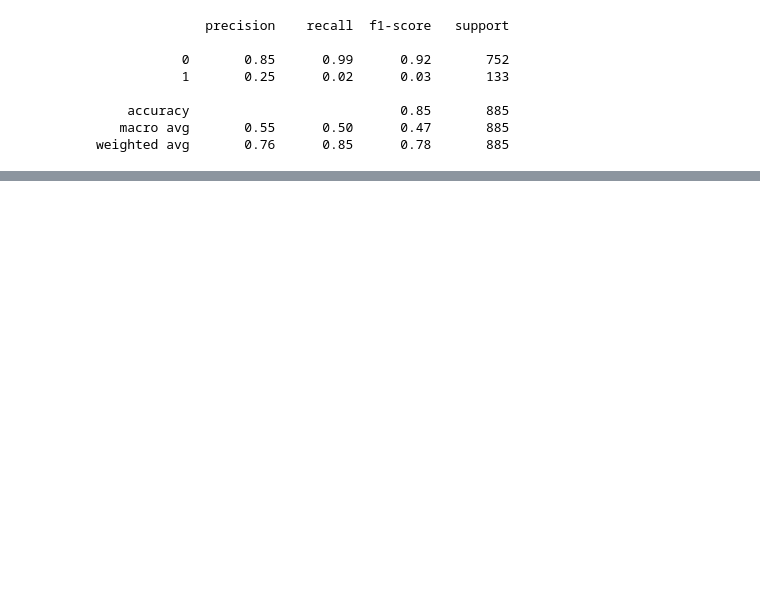
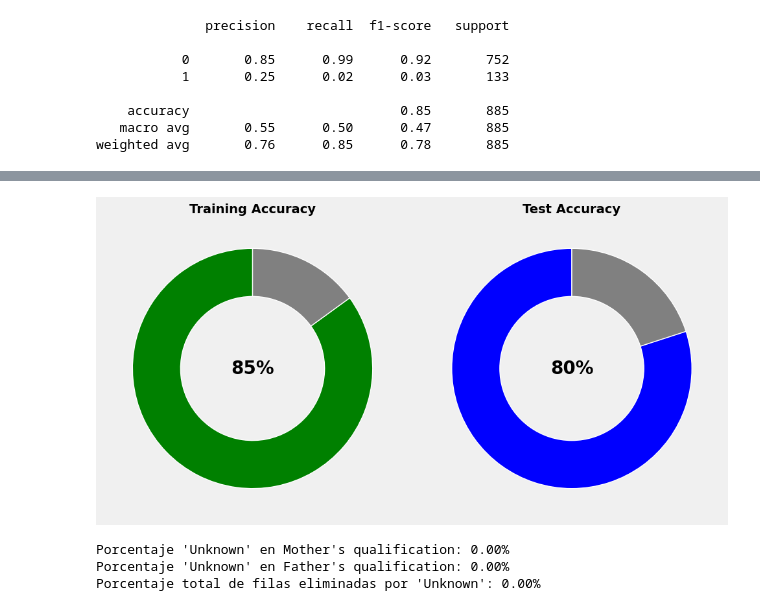
Before and after one commit to yani331/DSRP-Research, a Jupyter notebook: SchoolResearch.ipynb, the cells around one changed output, grey strips where cells are left out. Cells and saved outputs as stored; diff of their text form; code cells hidden in the pictures; blank space fills up the shorter version.

```diff
--- a/SchoolResearch.ipynb
+++ b/SchoolResearch.ipynb
@@ -290,4 +376,57 @@ plt.show()
+# %%
+import matplotlib.pyplot as plt
+#This graph shows the predictive accuracy of the model used to analyze how parental education level influences academic success among college students.
+in_accuracy = 85
+test_accuracy = 80
+
+fig, (ax1, ax2) = plt.subplots(1, 2, figsize=(10, 5))
+fig.patch.set_facecolor('#f0f0f0')
+
+# Training Accuracy Donut
+ax1.set_facecolor('white')
+ax1.pie([train_accuracy, 100 - train_accuracy],
+        colors=['green', 'gray'],
+        startangle=90,
+        wedgeprops=dict(width=0.4, edgecolor='white'))
+ax1.text(0, 0, f'{train_accuracy}%', ha='center', va='center',
+         fontsize=20, fontweight='bold')
+ax1.set_title('Training Accuracy', fontsize=14, fontweight='bold')
+
+# Test Accuracy Donut
+ax2.set_facecolor('white')
+ax2.pie([test_accuracy, 100 - test_accuracy],
+        colors=['blue', 'gray'],
+        startangle=90,
+        wedgeprops=dict(width=0.4, edgecolor='white'))
+ax2.text(0, 0, f'{test_accuracy}%', ha='center', va='center',
+         fontsize=20, fontweight='bold')
+ax2.set_title('Test Accuracy', fontsize=14, fontweight='bold')
+
+plt.tight_layout()
+plt.show()
+# %% [output]
+[figure, added]
 # %%
 School_data = School_data[School_data['Mother\'s qualification'] != 'Unknown']
 School_data = School_data[School_data['Father\'s qualification'] != 'Unknown']
 School_data = School_data.dropna()
+# %%
+ total = len(School_data)
+
+percent_unknown_mother = (School_data["Mother's qualification"] == 'Unknown').mean() * 100
+percent_unknown_father = (School_data["Father's qualification"] == 'Unknown').mean() * 100
+
+print(f"Porcentaje 'Unknown' en Mother's qualification: {percent_unknown_mother:.2f}%")
+print(f"Porcentaje 'Unknown' en Father's qualification: {percent_unknown_father:.2f}%")
+
+filtered = School_data[
+    (School_data["Mother's qualification"] != 'Unknown') &
+    (School_data["Father's qualification"] != 'Unknown')
+]
+
+percent_removed = (1 - len(filtered)/total) * 100
+print(f"Porcentaje total de filas eliminadas por 'Unknown': {percent_removed:.2f}%")
+# %% [output]
+Porcentaje 'Unknown' en Mother's qualification: 0.00%
+Porcentaje 'Unknown' en Father's qualification: 0.00%
+Porcentaje total de filas eliminadas por 'Unknown': 0.00%
```
Also changed, not shown: parts of 17 cells of this notebook.
